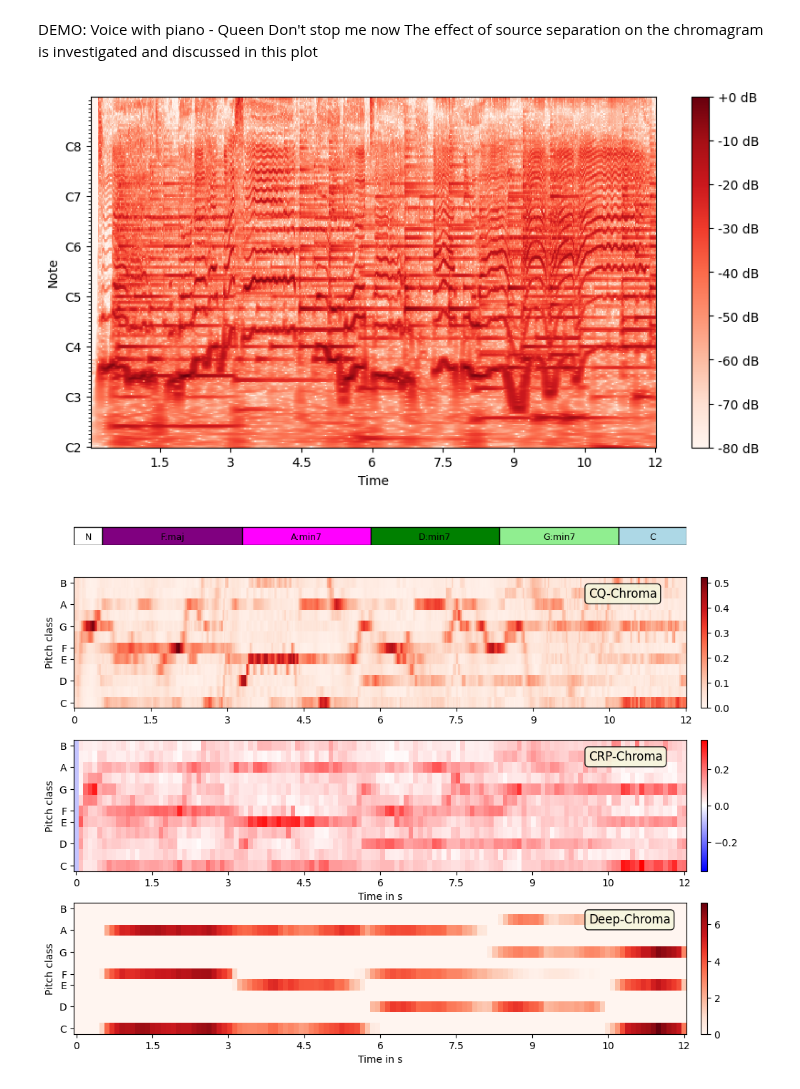
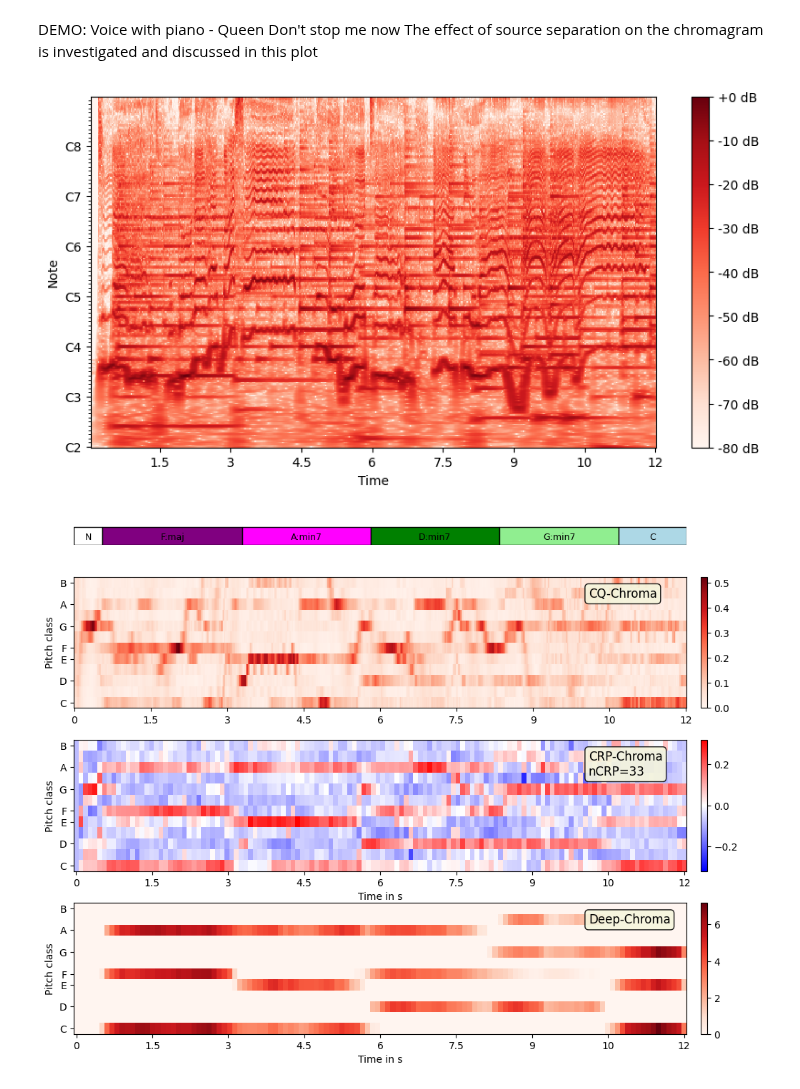
Before and after one commit to Maushax-jpg/chord-recognition, a Jupyter notebook: source_separation_DEMO.ipynb, the cells around one changed output. Drawn from its saved outputs; the diff is of its cells as text; code cells hidden in the pictures.

```diff
--- a/source_separation_DEMO.ipynb
+++ b/source_separation_DEMO.ipynb
@@ -25,8 +82,9 @@ img=librosa.display.specshow(librosa.amplitude_to_db(cq,ref=np.max),ax=ax,hop_le
 fig.colorbar(img,ax=ax,format="%+2.f dB")
 
 # ISOLATED VOCALS
+nCRP = 33
 t_cqt_vocals,cqt_chroma_vocals = features.cqtChroma(signal)
-t_crp_vocals,crp_chroma_vocals = features.crpChroma(signal,window=True,liftering=True)
+t_crp_vocals,crp_chroma_vocals = features.crpChroma(signal,nCRP=nCRP,window=True,liftering=True)
 t_dcp,deep_chroma = features.deepChroma(signal,5)
 
 
@@ -51,34 +109,33 @@ fig.colorbar(img,cax=ax33);
 fig.tight_layout(h_pad=0.1,w_pad=0.1)
 ax01.set_axis_off()
 
 # ISOLATED INSTRUMENTALS
-nCRP = 33
 t_cqt_vocals,cqt_chroma_vocals = features.cqtChroma(signal_harmonic)
-t_crp_vocals,crp_chroma_vocals = features.crpChroma(signal_harmonic,nCRP=33,window=True,liftering=True)
+t_crp_vocals,crp_chroma_vocals = features.crpChroma(signal_harmonic,nCRP=nCRP,window=True,liftering=True)
 t_dcp,deep_chroma = features.deepChroma(signal_harmonic,5)
 
 
 fig,((ax0,ax01), (ax1,ax11),(ax2,ax22),(ax3,ax33)) = plt.subplots(4,2,height_ratios=(2,10,10,10),
                                         width_ratios=(10,0.1), figsize=(10,8))
 utilities.plotChordAnnotations(ax0,gt,(0,12))
 img = utilities.plotChromagram(ax1,t_cqt_vocals,cqt_chroma_vocals,chroma_type="cqt");
 ax1.text(0.84, 0.92,"CQ-Chroma", transform=ax1.transAxes, fontsize=12,
         verticalalignment='top', bbox=dict(boxstyle='round',facecolor='beige', alpha=0.9))
 fig.colorbar(img,cax=ax11);
 
 ax1.set_xlabel("")
 img = utilities.plotChromagram(ax2,t_crp_vocals,crp_chroma_vocals,chroma_type="crp");
 ax2.text(0.84, 0.92,f"CRP-Chroma\nnCRP={nCRP}", transform=ax2.transAxes, fontsize=12,
         verticalalignment='top', bbox=dict(boxstyle='round',facecolor='beige', alpha=0.9))
 fig.colorbar(img,cax=ax22);
 
 img = utilities.plotChromagram(ax3,t_dcp,deep_chroma,chroma_type="cqt")
 ax3.text(0.84, 0.92,"Deep-Chroma", transform=ax3.transAxes, fontsize=12,
         verticalalignment='top', bbox=dict(boxstyle='round',facecolor='beige', alpha=0.9))
 fig.colorbar(img,cax=ax33);
 fig.tight_layout(h_pad=0.1,w_pad=0.1)
 ax01.set_axis_off()
 # %% [output]
 [figure]
-[figure, old version]
+[figure, new version]
 [figure]
```
Also changed, not shown: parts of 3 cells of this notebook, 10 other files.
